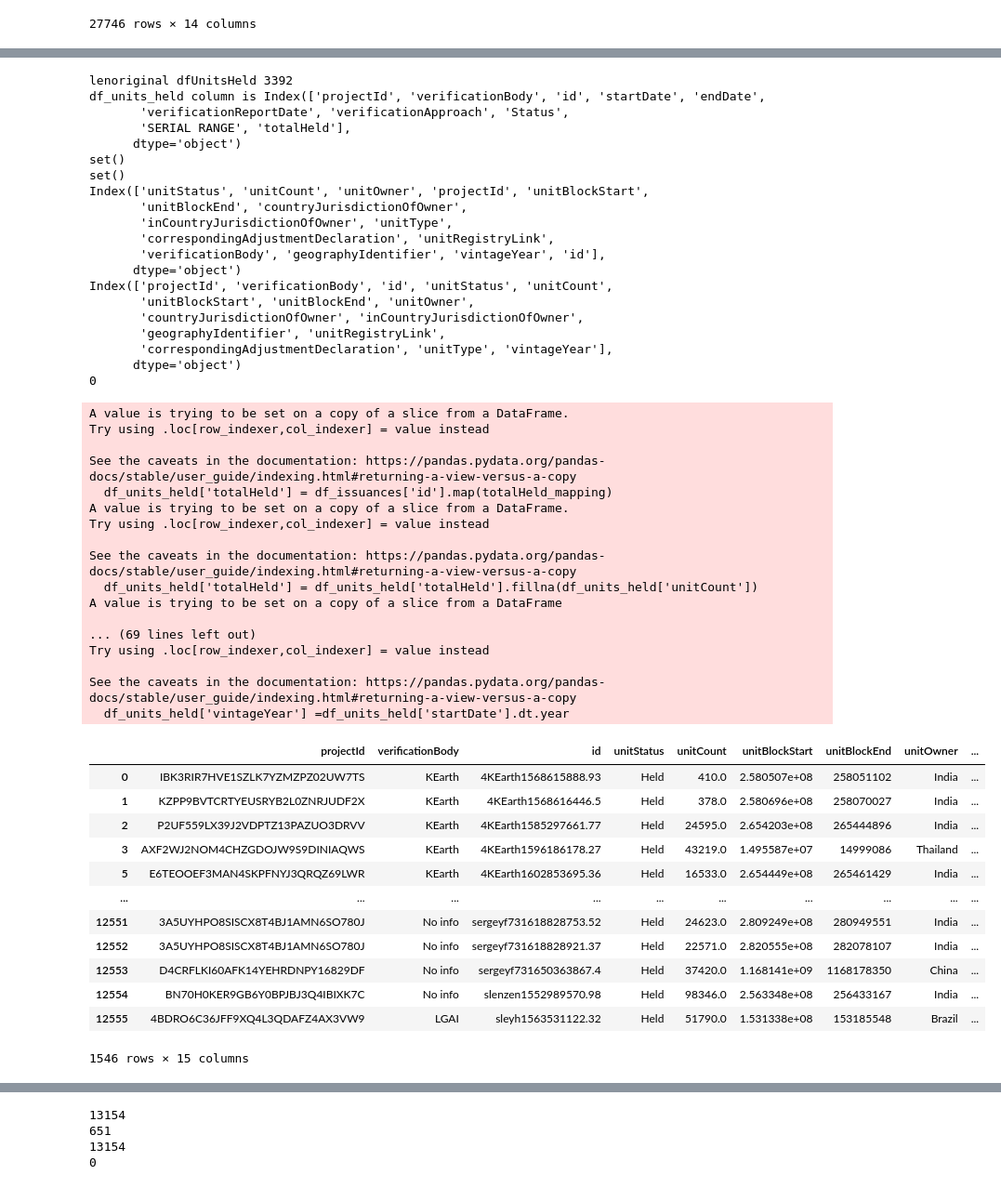
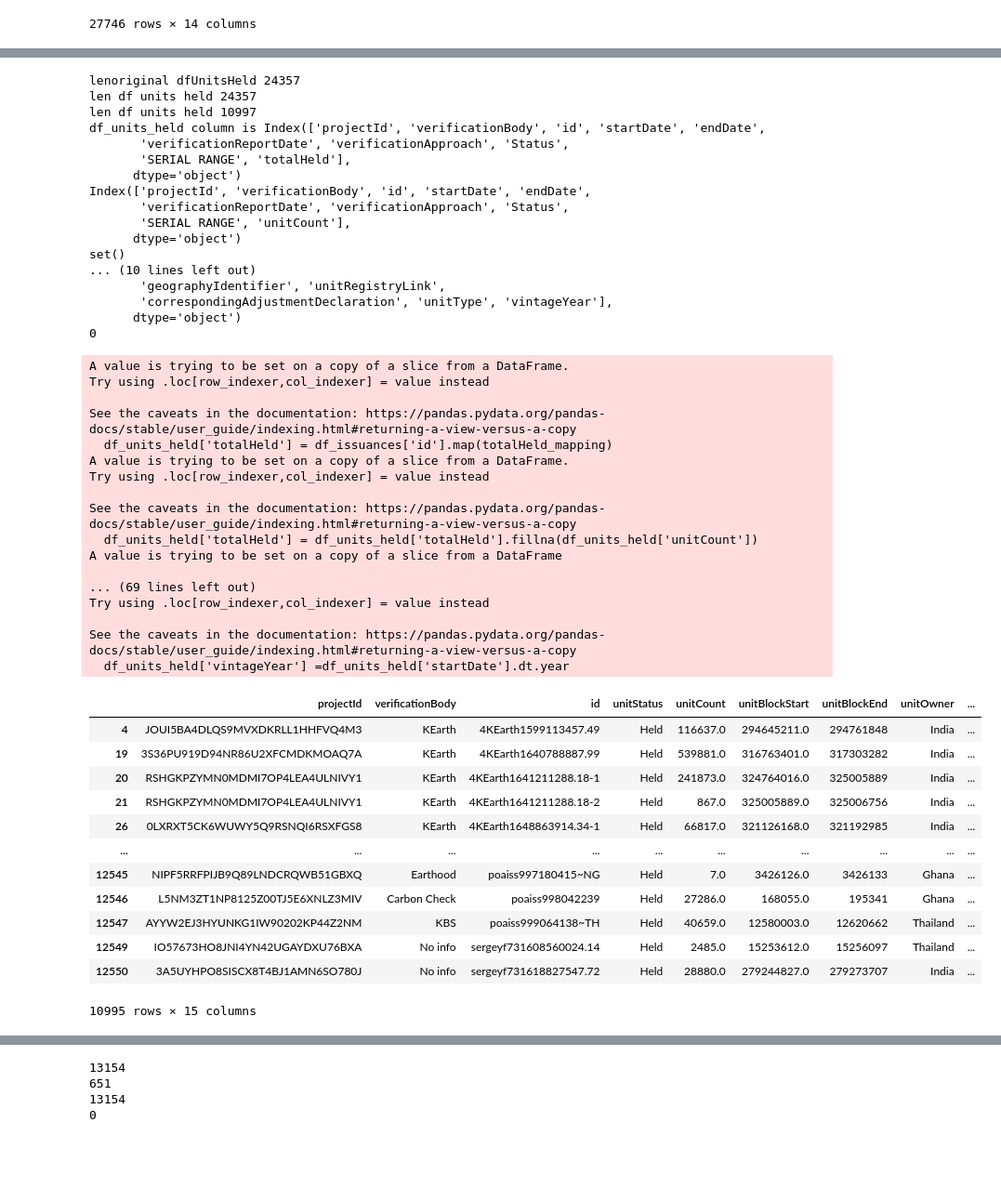
Before and after one commit to erickch123/cdm-unfccc-cadtrust, a Jupyter notebook: clean_cdm_projects.ipynb, the cells around one changed output, grey strips where cells are left out. Shown: that part at 93% size. Saved outputs shown, nothing was run; the diff lists cells and outputs as text; code cells hidden in the pictures; blank space fills up the shorter version.

```diff
--- a/clean_cdm_projects.ipynb
+++ b/clean_cdm_projects.ipynb
@@ -564,12 +619,16 @@ df_linked.columns
 # total 3392 retired units
 df_linked_2016
 
-print("Issuances belong to retired units",len(df_linked_2016['id'].unique()))
+print("Issuances belong to retired units 2016",len(df_linked_2016['id'].unique()))
 
 
-df_linked_2016
+# after 2016
 
-df_linked = df_linked[df_linked['startDate'].dt.year >= 2016]
+# df_linked = df_linked[df_linked['startDate'].dt.year >= 2016]
+
+# before 2016
+df_linked = df_linked[df_linked['startDate'].dt.year < 2016]
+print("Issuances belong to retired units before 2016",len(df_linked['id'].unique()))
 
 df_linked
 # %% [output]
@@ -702,12 +762,15 @@ totalHeld_mapping = df_units_held.set_index('id')['totalHeld'].to_dict()
 
 df_units_held
 
+print("len df units held",len(df_units_held))
 totalHeld_mapping
 duplicate_rows = df_units_held[df_units_held['id'].duplicated()]
 
-df_units_held = df_issuances[df_issuances['startDate'].dt.year >= 2016]
+# df_units_held = df_issuances[df_issuances['startDate'].dt.year >= 2016]
+df_units_held = df_issuances[df_issuances['startDate'].dt.year < 2016]
 
 
+print("len df units held",len(df_units_held))
 
 df_units_held['totalHeld'] = df_issuances['id'].map(totalHeld_mapping)
 df_units_held['totalHeld'] = df_units_held['totalHeld'].fillna(df_units_held['unitCount'])
@@ -723,6 +786,7 @@ df_units_held.rename(columns={'totalHeld': 'unitCount'}, inplace=True)
 
 
 # df_units_held.to_excel("df_heldinspect.xlsx")
+print(df_units_held.columns)
 
 df_units_held[['unitBlockStart', 'unitBlockEnd']] = df_units_held['SERIAL RANGE'].str.split('-', 1, expand=True)
 df_units_held.drop('SERIAL RANGE', axis=1, inplace=True)
@@ -784,56 +848,53 @@ df_units_held= df_units_held[~df_units_held['projectId'].isin(bhutan_project_ids
 df_units_held
 # df_units_held
 # %% [output]
-lenoriginal dfUnitsHeld 3392
+lenoriginal dfUnitsHeld 24357
+len df units held 24357
+len df units held 10997
 df_units_held column is Index(['projectId', 'verificationBody', 'id', 'startDate', 'endDate',
        'verificationReportDate', 'verificationApproach', 'Status',
        'SERIAL RANGE', 'totalHeld'],
       dtype='object')
+Index(['projectId', 'verificationBody', 'id', 'startDate', 'endDate',
+       'verificationReportDate', 'verificationApproach', 'Status',
+       'SERIAL RANGE', 'unitCount'],
+      dtype='object')
 set()
-set()
-Index(['unitStatus', 'unitCount', 'unitOwner', 'projectId', 'unitBlockStart',
-       'unitBlockEnd', 'countryJurisdictionOfOwner',
-       'inCountryJurisdictionOfOwner', 'unitType',
-       'correspondingAdjustmentDeclaration', 'unitRegistryLink',
-       'verificationBody', 'geographyIdentifier', 'vintageYear', 'id'],
-      dtype='object')
-Index(['projectId', 'verificationBody', 'id', 'unitStatus', 'unitCount',
-       'unitBlockStart', 'unitBlockEnd', 'unitOwner',
-       'countryJurisdictionOfOwner', 'inCountryJurisdictionOfOwner',
+... (10 lines left out)
        'geographyIdentifier', 'unitRegistryLink',
        'correspondingAdjustmentDeclaration', 'unitType', 'vintageYear'],
       dtype='object')
 0
 A value is trying to be set on a copy of a slice from a DataFrame.
 Try using .loc[row_indexer,col_indexer] = value instead
 
 See the caveats in the documentation: https://pandas.pydata.org/pandas-docs/stable/user_guide/indexing.html#returning-a-view-versus-a-copy
   df_units_held['totalHeld'] = df_issuances['id'].map(totalHeld_mapping)
 A value is trying to be set on a copy of a slice from a DataFrame.
 Try using .loc[row_indexer,col_indexer] = value instead
 
 See the caveats in the documentation: https://pandas.pydata.org/pandas-docs/stable/user_guide/indexing.html#returning-a-view-versus-a-copy
   df_units_held['totalHeld'] = df_units_held['totalHeld'].fillna(df_units_held['unitCount'])
 A value is trying to be set on a copy of a slice from a DataFrame
 
 ... (69 lines left out)
 Try using .loc[row_indexer,col_indexer] = value instead
 
 See the caveats in the documentation: https://pandas.pydata.org/pandas-docs/stable/user_guide/indexing.html#returning-a-view-versus-a-copy
   df_units_held['vintageYear'] =df_units_held['startDate'].dt.year
 |  | projectId | verificationBody | id | unitStatus | unitCount | unitBlockStart | unitBlockEnd | unitOwner | ... |
-| 0 | IBK3RIR7HVE1SZLK7YZMZPZ02UW7TS | KEarth | 4KEarth1568615888.93 | Held | 410.0 | 2.580507e+08 | 258051102 | India | ... |
-| 1 | KZPP9BVTCRTYEUSRYB2L0ZNRJUDF2X | KEarth | 4KEarth1568616446.5 | Held | 378.0 | 2.580696e+08 | 258070027 | India | ... |
-| 2 | P2UF559LX39J2VDPTZ13PAZUO3DRVV | KEarth | 4KEarth1585297661.77 | Held | 24595.0 | 2.654203e+08 | 265444896 | India | ... |
-| 3 | AXF2WJ2NOM4CHZGDOJW9S9DINIAQWS | KEarth | 4KEarth1596186178.27 | Held | 43219.0 | 1.495587e+07 | 14999086 | Thailand | ... |
-| 5 | E6TEOOEF3MAN4SKPFNYJ3QRQZ69LWR | KEarth | 4KEarth1602853695.36 | Held | 16533.0 | 2.654449e+08 | 265461429 | India | ... |
+| 4 | JOUI5BA4DLQS9MVXDKRLL1HHFVQ4M3 | KEarth | 4KEarth1599113457.49 | Held | 116637.0 | 294645211.0 | 294761848 | India | ... |
+| 19 | 3S36PU919D94NR86U2XFCMDKMOAQ7A | KEarth | 4KEarth1640788887.99 | Held | 539881.0 | 316763401.0 | 317303282 | India | ... |
+| 20 | RSHGKPZYMN0MDMI7OP4LEA4ULNIVY1 | KEarth | 4KEarth1641211288.18-1 | Held | 241873.0 | 324764016.0 | 325005889 | India | ... |
+| 21 | RSHGKPZYMN0MDMI7OP4LEA4ULNIVY1 | KEarth | 4KEarth1641211288.18-2 | Held | 867.0 | 325005889.0 | 325006756 | India | ... |
+| 26 | 0LXRXT5CK6WUWY5Q9RSNQI6RSXFGS8 | KEarth | 4KEarth1648863914.34-1 | Held | 66817.0 | 321126168.0 | 321192985 | India | ... |
 | ... | ... | ... | ... | ... | ... | ... | ... | ... | ... |
-| 12551 | 3A5UYHPO8SISCX8T4BJ1AMN6SO780J | No info | sergeyf731618828753.52 | Held | 24623.0 | 2.809249e+08 | 280949551 | India | ... |
-| 12552 | 3A5UYHPO8SISCX8T4BJ1AMN6SO780J | No info | sergeyf731618828921.37 | Held | 22571.0 | 2.820555e+08 | 282078107 | India | ... |
-| 12553 | D4CRFLKI60AFK14YEHRDNPY16829DF | No info | sergeyf731650363867.4 | Held | 37420.0 | 1.168141e+09 | 1168178350 | China | ... |
-| 12554 | BN70H0KER9GB6Y0BPJBJ3Q4IBIXK7C | No info | slenzen1552989570.98 | Held | 98346.0 | 2.563348e+08 | 256433167 | India | ... |
-| 12555 | 4BDRO6C36JFF9XQ4L3QDAFZ4AX3VW9 | LGAI | sleyh1563531122.32 | Held | 51790.0 | 1.531338e+08 | 153185548 | Brazil | ... |
+| 12545 | NIPF5RRFPIJB9Q89LNDCRQWB51GBXQ | Earthood | poaiss997180415~NG | Held | 7.0 | 3426126.0 | 3426133 | Ghana | ... |
+| 12546 | L5NM3ZT1NP8125Z00TJ5E6XNLZ3MIV | Carbon Check | poaiss998042239 | Held | 27286.0 | 168055.0 | 195341 | Ghana | ... |
+| 12547 | AYYW2EJ3HYUNKG1IW90202KP44Z2NM | KBS | poaiss999064138~TH | Held | 40659.0 | 12580003.0 | 12620662 | Thailand | ... |
+| 12549 | IO57673HO8JNI4YN42UGAYDXU76BXA | No info | sergeyf731608560024.14 | Held | 2485.0 | 15253612.0 | 15256097 | Thailand | ... |
+| 12550 | 3A5UYHPO8SISCX8T4BJ1AMN6SO780J | No info | sergeyf731618827547.72 | Held | 28880.0 | 279244827.0 | 279273707 | India | ... |
-1546 rows × 15 columns
+10995 rows × 15 columns
 # %%
 # CHecking qc
 df_units_held.to_excel("./output/CDM_Held_Units_Cleaned.xlsx")
```
Also changed, not shown: parts of 17 cells of this notebook, 21 other files.
